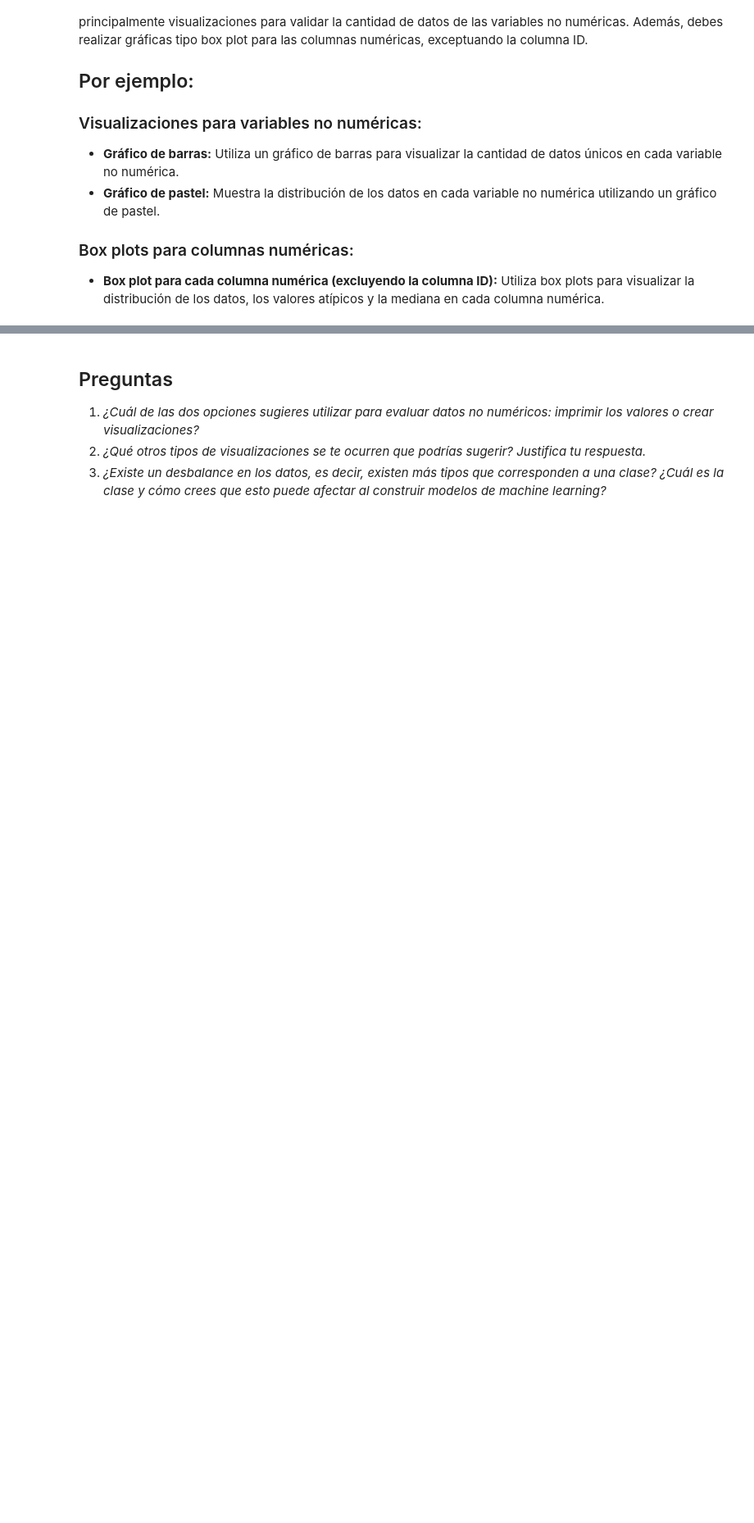
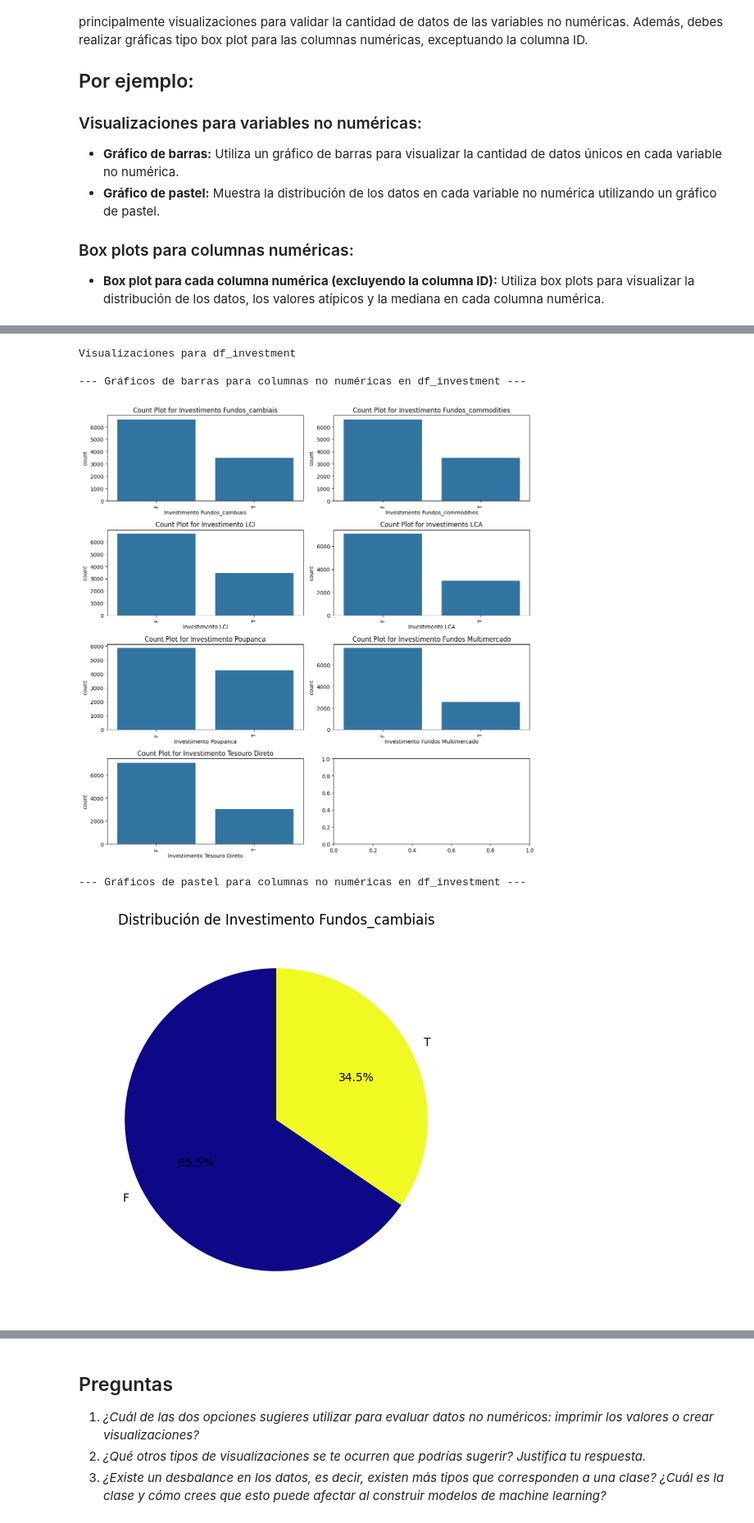
Before and after one commit to ma-carrasco/python-b2-proyecto-final-miguelangel-carrascohernandez, a Jupyter notebook: python-b2-proyecto-final-miguelangel-carrascohernandez.ipynb, the cells around one changed output, grey strips where cells are left out. Shown at 82% size. Saved outputs shown, nothing was run; the diff lists cells and outputs as text; code cells hidden in the pictures; blank space fills up the shorter version.

```diff
--- a/python-b2-proyecto-final-miguelangel-carrascohernandez.ipynb
+++ b/python-b2-proyecto-final-miguelangel-carrascohernandez.ipynb
@@ -835,0 +1047,71 @@ Esta es una sección libre en la que podrás crear diferentes visualizaciones de
+# %%
+import matplotlib.pyplot as plt
+import seaborn as sns
+
+def plot_count_plots(df_base, columnas):
+    """
+    Plot count plots for specified columns.
+
+    Parameters:
+    df_base (pandas.DataFrame): The DataFrame containing the data.
+    columnas (list): A list of column names to plot.
+
+    Returns:
+    None
+    """
+    # Determine the number of rows and columns for subplots
+    num_plots = len(columnas)
+    num_rows = (num_plots + 1) // 2  # Ensure there's at least one row
+    num_cols = min(2, num_plots)  # Maximum of 2 columns
+
+    # Create subplots
+    fig, axes = plt.subplots(num_rows, num_cols, figsize=(12, 12))
+
+    # Flatten axes if necessary
+    if num_plots == 1:
+        axes = [axes]
+    else:
+        axes = axes.flatten()
+
+    # Iterate through each column
+    for columna, ax in zip(columnas, axes):
+        # Plot count plot
+        sns.countplot(x=columna, data=df_base, ax=ax)
+        ax.set_title(f'Count Plot for {columna}')  # Add title
+        ax.tick_params(axis='x', rotation=90)  # Rotate x-axis labels
+
+    # Adjust layout
+    plt.tight_layout()
+    plt.show()
+
+# Visualizaciones para df_investment
+print("Visualizaciones para df_investment")
+
+# Non-numeric columns for df_investment
+investment_non_numeric_cols = [
+    'Investimento Fundos_cambiais', 'Investimento Fundos_commodities',
+    'Investimento LCI', 'Investimento LCA', 'Investimento Poupanca',
+    'Investimento Fundos Multimercado', 'Investimento Tesouro Direto'
+]
+
+# Bar plots for non-numeric columns
+print("\n--- Gráficos de barras para columnas no numéricas en df_investment ---")
+plot_count_plots(df_investment, investment_non_numeric_cols)
+
+# Pie charts for non-numeric columns
+print("\n--- Gráficos de pastel para columnas no numéricas en df_investment ---")
+for col in investment_non_numeric_cols:
+    plt.figure(figsize=(6, 6))
+    df_investment[col].value_counts().plot.pie(autopct='%1.1f%%', startangle=90, cmap='plasma')
+    plt.title(f'Distribución de {col}')
+    plt.ylabel('') # Hide the default 'count' label
+    plt.show()
+
+# No numeric columns in df_investment (other than ID) to plot box plots for.
+# %% [output]
+Visualizaciones para df_investment
+
+--- Gráficos de barras para columnas no numéricas en df_investment ---
+[figure, added]
+--- Gráficos de pastel para columnas no numéricas en df_investment ---
+[figure, added]
```
Also changed, not shown: parts of 40 cells of this notebook.
